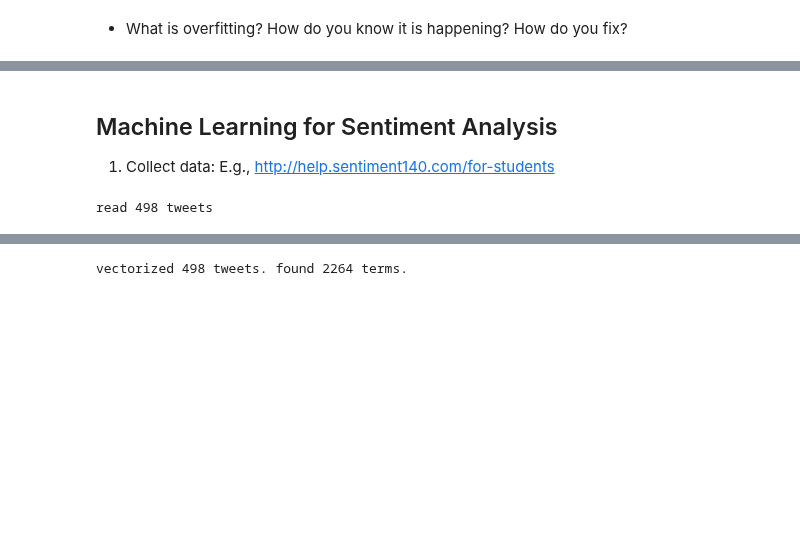
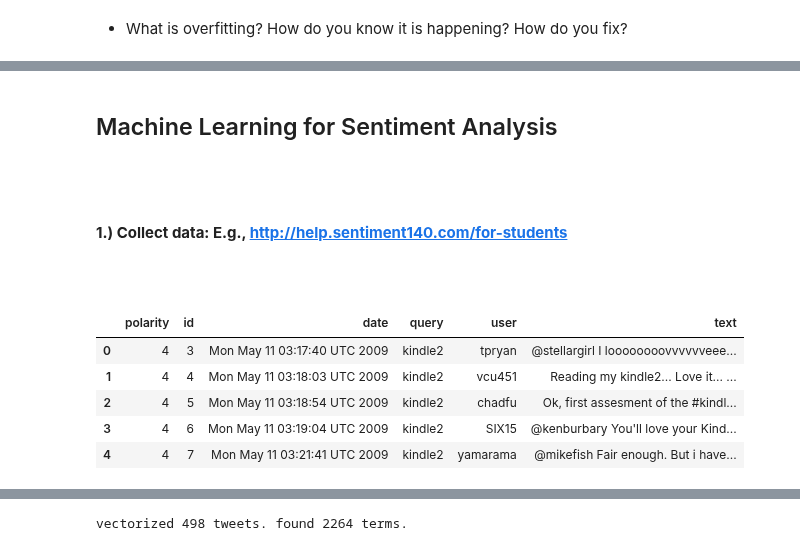
Before and after one commit to iit-cs579/main, a Jupyter notebook: lec/l11/l11.ipynb, the cells around one changed output, grey strips where cells are left out. Cells and saved outputs as stored; diff of their text form; code cells hidden in the pictures; blank space fills up the shorter version.

```diff
--- a/lec/l11/l11.ipynb
+++ b/lec/l11/l11.ipynb
@@ -325,7 +337,9 @@ How many times can I do this?
 # %% [markdown]
 ## Machine Learning for Sentiment Analysis
 
-1. Collect data: E.g., <http://help.sentiment140.com/for-students>
+<br><br><br>
+**1.) Collect data: E.g., <http://help.sentiment140.com/for-students>**
+<br><br><br>
 # %%
 # Download Twitter data labeled by sentiment.
 
@@ -339,14 +353,29 @@ from urllib import urlopen
 # We'll focus on the smaller file that was manually labeled.
 # The larger file has 1.6M tweets "pseudo-labeled" using emoticons
 tweet_file = zipfile.open('testdata.manual.2009.06.14.csv')
-# %%
-import csv
-file_reader = csv.reader(tweet_file, delimiter=',', quotechar='"')
-tweets = []
-for row in file_reader:
-    tweets.append({'label': int(row[0]),
-                   'text': row[5]})
-print 'read %d tweets' % len(tweets)
-# %% [output]
-read 498 tweets
+# %%
+# very useful library for "spreadsheet-like" data analysis operations.
+import pandas as pd
+"""
+Data file format has 6 fields:
+0 - the polarity of the tweet (0 = negative, 2 = neutral, 4 = positive)
+1 - the id of the tweet (2087)
+2 - the date of the tweet (Sat May 16 23:58:44 UTC 2009)
+3 - the query (lyx). If there is no query, then this value is NO_QUERY.
+4 - the user that tweeted (robotickilldozr)
+5 - the text of the tweet (Lyx is cool)
+"""
+
+tweets = pd.read_csv(tweet_file,
+                     header=None,
+                     names=['polarity', 'id', 'date',
+                            'query', 'user', 'text'])
+tweets.head()
+# %% [output]
+|  | polarity | id | date | query | user | text |
+| 0 | 4 | 3 | Mon May 11 03:17:40 UTC 2009 | kindle2 | tpryan | @stellargirl I loooooooovvvvvveee... |
+| 1 | 4 | 4 | Mon May 11 03:18:03 UTC 2009 | kindle2 | vcu451 | Reading my kindle2... Love it... ... |
+| 2 | 4 | 5 | Mon May 11 03:18:54 UTC 2009 | kindle2 | chadfu | Ok, first assesment of the #kindl... |
+| 3 | 4 | 6 | Mon May 11 03:19:04 UTC 2009 | kindle2 | SIX15 | @kenburbary You'll love your Kind... |
+| 4 | 4 | 7 | Mon May 11 03:21:41 UTC 2009 | kindle2 | yamarama | @mikefish Fair enough. But i have... |
 # %%
```
Also changed, not shown: parts of 30 cells of this notebook, 1 other file.
